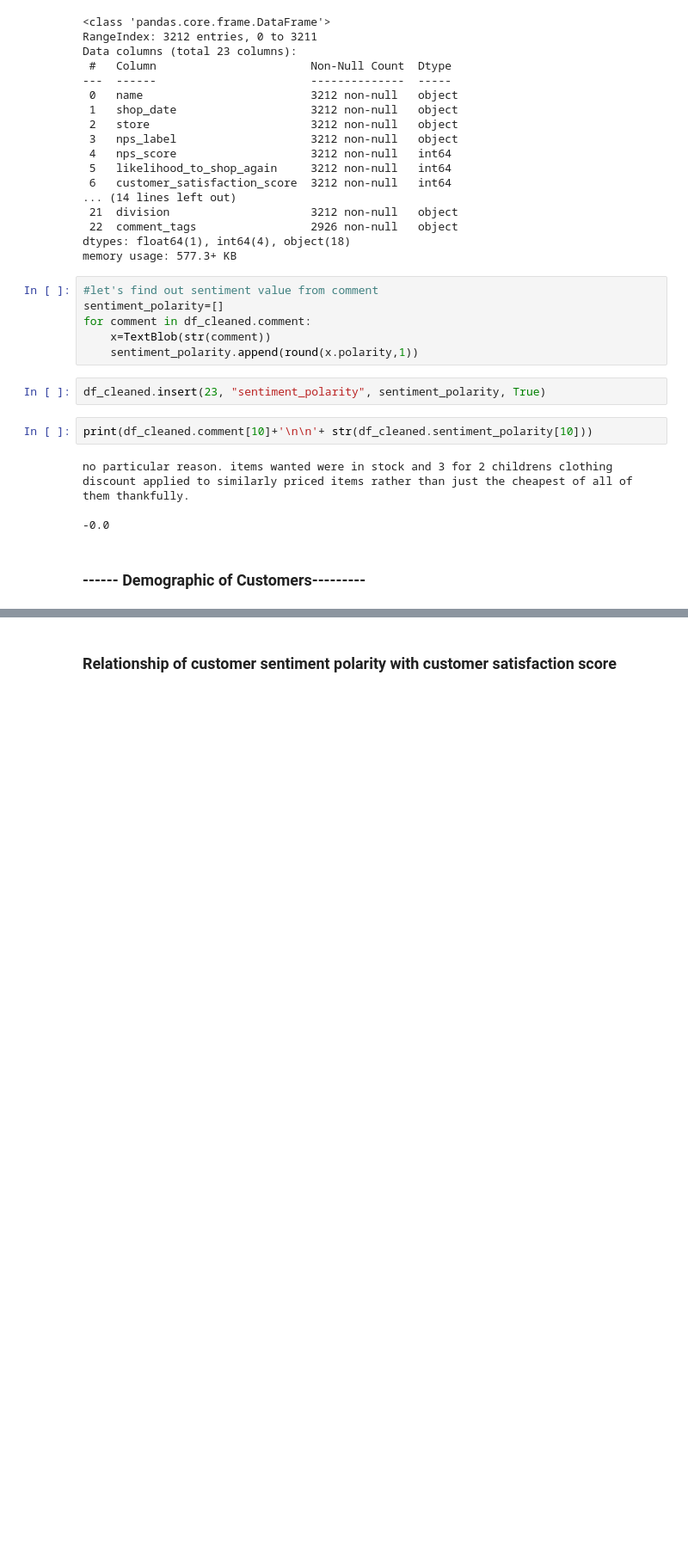
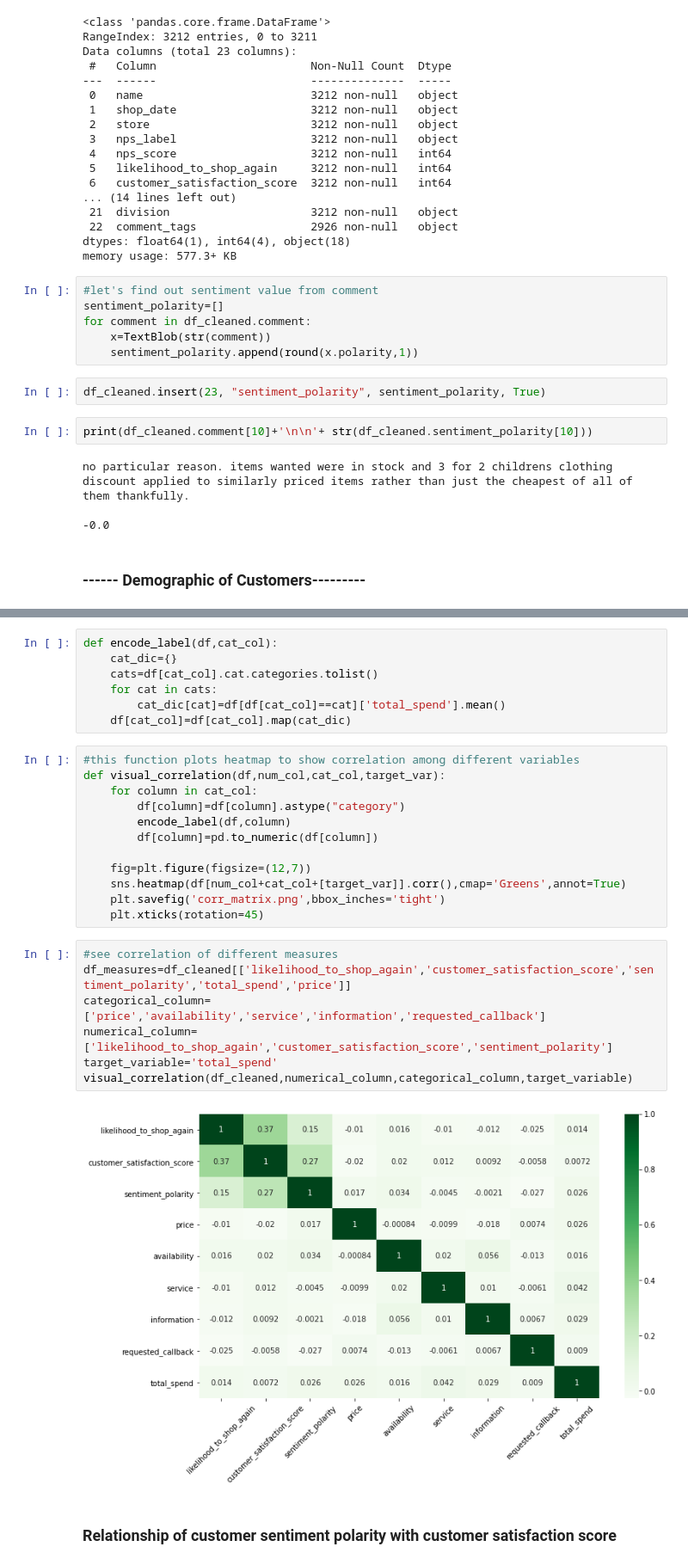
Before and after one commit to Bhupen-Oli/Customer_Experience, a Jupyter notebook: CustomerExperiene.ipynb, the cells around one changed output, grey strips where cells are left out. Shown: that part at 86% size. Drawn from its saved outputs; the diff is of its cells as text; blank space fills up the shorter version.

Commit message:
updated with correlation matrix

```diff
--- a/CustomerExperiene.ipynb
+++ b/CustomerExperiene.ipynb
@@ -104,4 +117,32 @@ sns.catplot(x='age_group',hue='gender',col='region',col_wrap=2,data=df_cleaned,o
 [figure]
+# %%
+def encode_label(df,cat_col):
+    cat_dic={}
+    cats=df[cat_col].cat.categories.tolist()
+    for cat in cats:
+        cat_dic[cat]=df[df[cat_col]==cat]['total_spend'].mean()
+    df[cat_col]=df[cat_col].map(cat_dic)
+# %%
+#this function plots heatmap to show correlation among different variables
+def visual_correlation(df,num_col,cat_col,target_var):
+    for column in cat_col:
+        df[column]=df[column].astype("category")
+        encode_label(df,column)
+        df[column]=pd.to_numeric(df[column])
+
+    fig=plt.figure(figsize=(12,7))
+    sns.heatmap(df[num_col+cat_col+[target_var]].corr(),cmap='Greens',annot=True)
+    plt.savefig('corr_matrix.png',bbox_inches='tight')
+    plt.xticks(rotation=45)
+# %%
+#see correlation of different measures
+df_measures=df_cleaned[['likelihood_to_shop_again','customer_satisfaction_score','sentiment_polarity','total_spend','price']]
+categorical_column=['price','availability','service','information','requested_callback']
+numerical_column=['likelihood_to_shop_again','customer_satisfaction_score','sentiment_polarity']
+target_variable='total_spend'
+visual_correlation(df_cleaned,numerical_column,categorical_column,target_variable)
+# %% [output]
+[figure, added]
 # %% [markdown]
 ### Relationship of customer sentiment polarity with customer satisfaction score ###
 # %%
```
Also changed, not shown: parts of 22 cells of this notebook.
